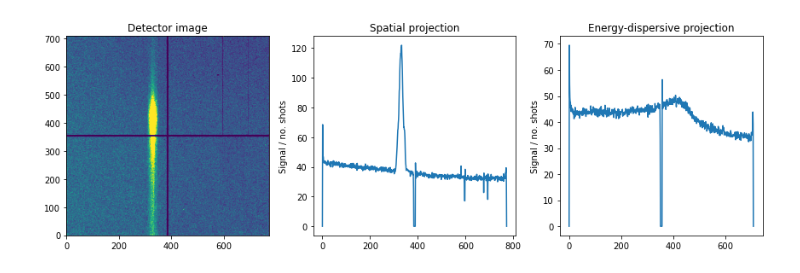
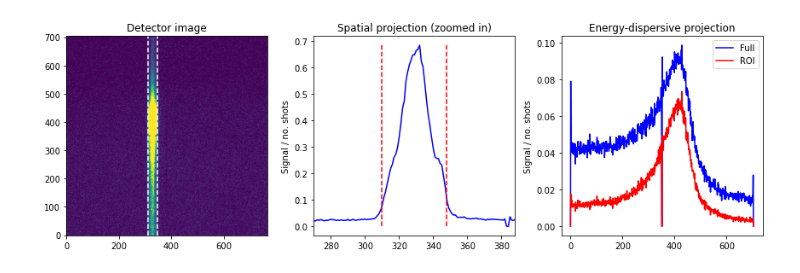
Before and after one commit to t-fransson/xest, a Jupyter notebook: jbook/docs/raw_spec.ipynb, the cells around one changed output. Saved outputs shown, nothing was run; the diff lists cells and outputs as text; code cells hidden in the pictures.

```diff
--- a/jbook/docs/raw_spec.ipynb
+++ b/jbook/docs/raw_spec.ipynb
@@ -90,17 +258,28 @@ def manual(img):
 # %%
-fig = plt.figure(figsize=(12,4))
+# Final ADU signal of the fluorecent signal
+adu_int   = [97.0,123.0]
+
+plt.figure(figsize=(12,4))
 plt.subplot(131); plt.title('Detector image')
-img, xedges, yedges = np.histogram2d(x, y, bins=[np.arange(705), np.arange(769)],weights=adu)
-img = manual(img)
+img = create_img_v1(x,y,adu,ndrop,adu_xes,False)
 vmin, vmax = np.percentile(img, [1, 99])
+plt.plot([roi[2],roi[2]],[roi[0],roi[1]],'w--')
+plt.plot([roi[3],roi[3]],[roi[0],roi[1]],'w--')
 plt.imshow(img, origin='lower',vmin=vmin, vmax=vmax,aspect='auto')
-plt.subplot(132); plt.title('Spatial projection')
-proj = np.sum(img, axis=0); plt.plot(proj/len(ndroplets))
+
+plt.subplot(132); plt.title('Spatial projection (zoomed in)')
+plt.plot(np.sum(img, axis=0)/len(ndrop),'b')
+plt.plot([roi[2],roi[2]],[0,max(np.sum(img, axis=0))/len(ndrop)],'r--')
+plt.plot([roi[3],roi[3]],[0,max(np.sum(img, axis=0))/len(ndrop)],'r--')
+plt.xlim((roi[2]-40,roi[3]+40))
 plt.ylabel('Signal / no. shots')
+
 plt.subplot(133); plt.title('Energy-dispersive projection')
-proj = np.sum(img, axis=1); plt.plot(proj/len(ndroplets))
+plt.plot(np.sum(img, axis=1)/len(ndrop),'b')
+plt.plot(np.sum(img[roi[0]:roi[1],roi[2]:roi[3]], axis=1)/len(ndrop),'r')
+plt.legend(('Full','ROI'))
 plt.ylabel('Signal / no. shots')
-plt.tight_layout()
-plt.show()
+
+plt.tight_layout(); plt.show()
 # %% [output]
-[figure, old version]
+[figure, new version]
```
Also changed, not shown: parts of 29 cells of this notebook, 10 other files.
